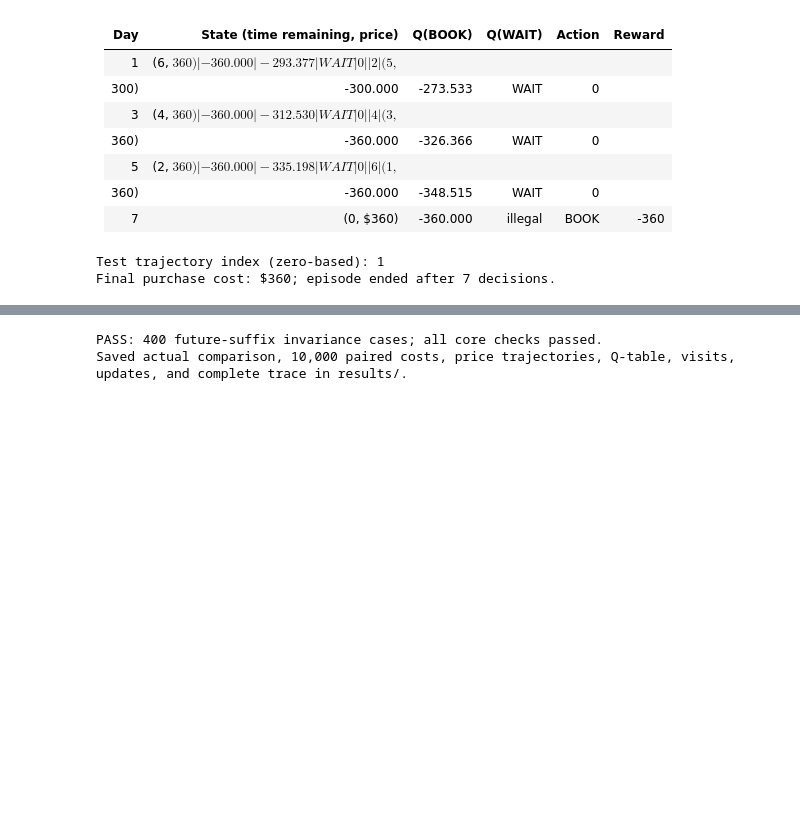
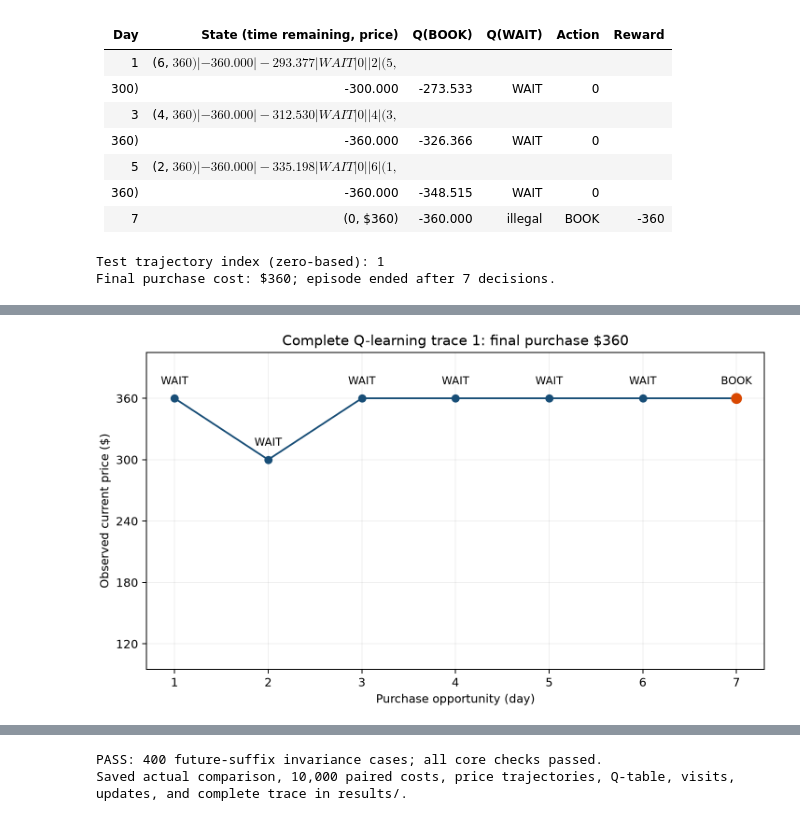
Before and after one commit to MelodyW2022/CS664_Project_Wong_Sheung_Wan, a Jupyter notebook: CS664_Flight_Booking.ipynb, the cells around one changed output, grey strips where cells are left out. Saved outputs shown, nothing was run; the diff lists cells and outputs as text; code cells hidden in the pictures; blank space fills up the shorter version.

```diff
--- a/CS664_Flight_Booking.ipynb
+++ b/CS664_Flight_Booking.ipynb
@@ -406,0 +580,32 @@ Official threshold remains $180; official mean is $219.74
+# %%
+# 7B — save the complete observed trace as CSV and PNG
+trace_rows = []
+for step in decision_trace:
+    t, price = step['state']
+    book_value, wait_value = Q[t, PRICE_INDEX[price]]
+    trace_rows.append({'trajectory_index': trace_index, 'day': step['day'],
+        'time_remaining': t, 'price': price, 'action': step['action'],
+        'reward': step['reward'], 'q_book': float(book_value),
+        'q_wait': float(wait_value) if t > 0 else '',
+        'purchase_cost': price if step['action'] == 'BOOK' else ''})
+save_csv('q_learning_trace.csv', trace_rows)
+fig, ax = plt.subplots(figsize=(8, 4.5), layout='constrained')
+days = [row['day'] for row in trace_rows]
+prices_seen = [row['price'] for row in trace_rows]
+ax.plot(days, prices_seen, color='#184e77', marker='o')
+for day, price, row in zip(days, prices_seen, trace_rows):
+    ax.annotate(row['action'], (day, price), xytext=(0, 12),
+                textcoords='offset points', ha='center', fontsize=9)
+ax.scatter(days[-1], prices_seen[-1], color='#d94801', zorder=3, s=70)
+ax.set_xticks(days)
+ax.set_yticks(PRICES)
+ax.set_ylim(95, 405)
+ax.set_xlabel('Purchase opportunity (day)')
+ax.set_ylabel('Observed current price ($)')
+ax.set_title(f'Complete Q-learning trace {trace_index}: final purchase ${trace_cost}')
+ax.grid(alpha=0.2)
+fig.savefig(RESULTS / 'q_learning_trace.png', dpi=180)
+display(Image(filename=str(RESULTS / 'q_learning_trace.png')))
+plt.close(fig)
+# %% [output]
+[figure, added]
```
Also changed, not shown: parts of 28 cells of this notebook, 17 other files.
